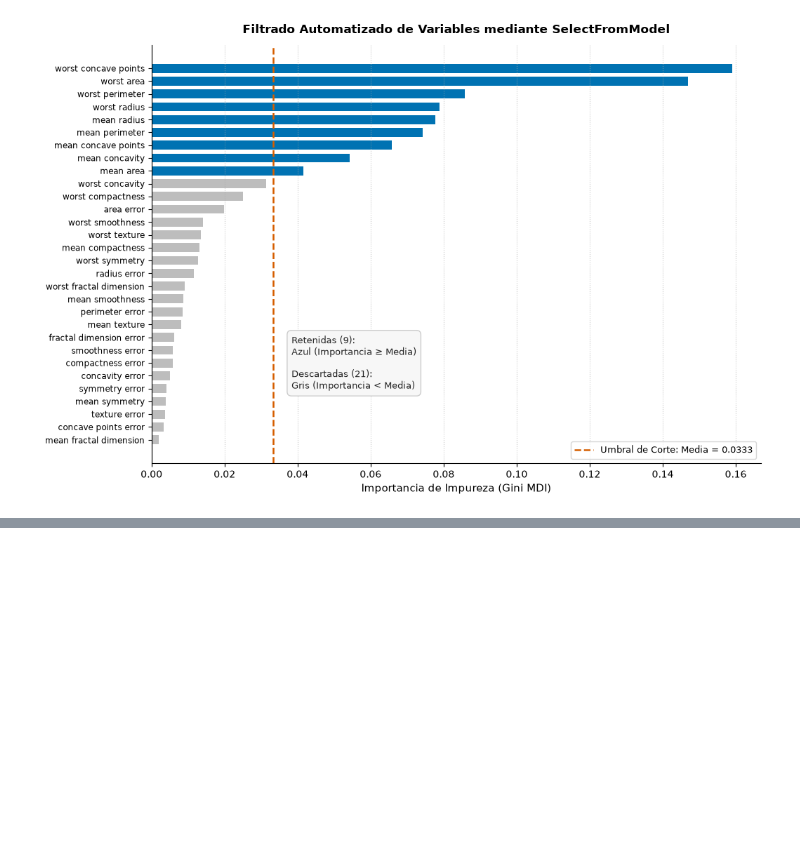
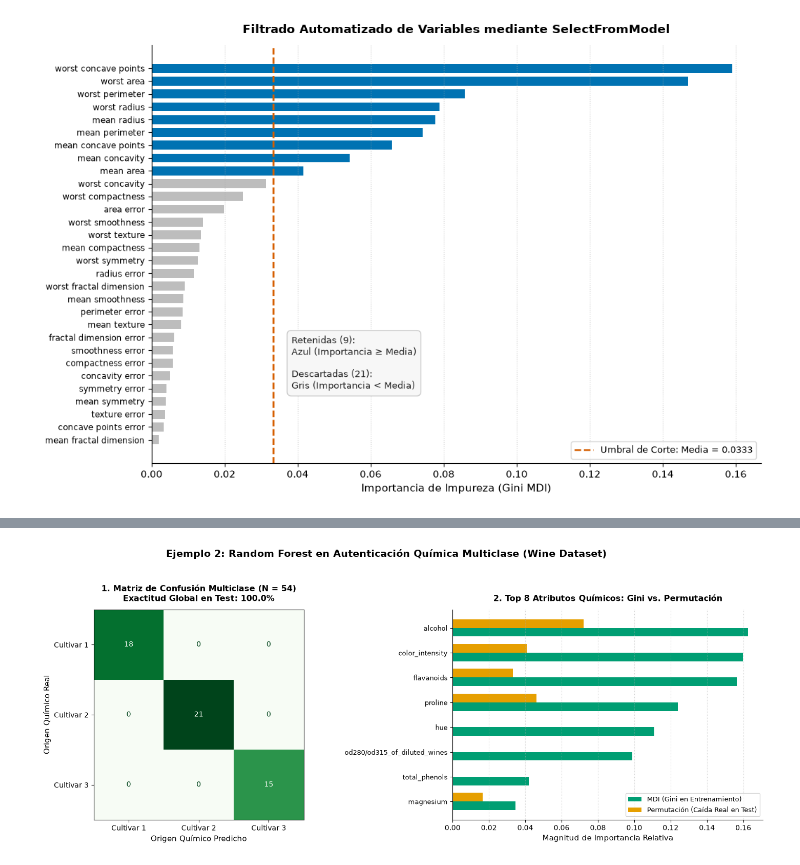
Before and after one commit to paranedagarcia/ciencia-de-datos, a Jupyter notebook: notebooks/aprendizaje_supervisado/random-forest.ipynb, the cells around one changed output, grey strips where cells are left out. Cells and saved outputs as stored; diff of their text form; code cells hidden in the pictures; blank space fills up the shorter version.

```diff
--- a/notebooks/aprendizaje_supervisado/random-forest.ipynb
+++ b/notebooks/aprendizaje_supervisado/random-forest.ipynb
@@ -689,0 +757,92 @@ Variables Principales Retenidas:
+# %%
+"""
+Clasificación Multiclase con Random Forest y Análisis de Atributos.
+Dataset Real: Wine Recognition Dataset (scikit-learn).
+"""
+
+import numpy as np
+import pandas as pd
+import matplotlib.pyplot as plt
+
+from sklearn.datasets import load_wine
+from sklearn.model_selection import train_test_split
+from sklearn.ensemble import RandomForestClassifier
+from sklearn.inspection import permutation_importance
+from sklearn.metrics import (
+    accuracy_score, confusion_matrix, ConfusionMatrixDisplay, classification_report
+)
+
+# 1. Ingesta de datos y partición estratificada
+datos_wn = load_wine()
+X_wn = pd.DataFrame(datos_wn.data, columns=datos_wn.feature_names)
+y_wn = datos_wn.target
+etiquetas_wn = ['Cultivar 1', 'Cultivar 2', 'Cultivar 3']
+
+# Partición 70% Entrenamiento y 30% Prueba independiente
+X_tr_wn, X_te_wn, y_tr_wn, y_te_wn = train_test_split(
+    X_wn, y_wn, test_size=0.30, random_state=42, stratify=y_wn
+)
+
+# 2. Ajuste del Ensamble Random Forest Multiclase
+rf_wn = RandomForestClassifier(
+    n_estimators=100,
+    max_features='sqrt',    # sqrt(13) ≈ 3 variables consideradas por nodo
+    random_state=42,
+    n_jobs=-1
+)
+rf_wn.fit(X_tr_wn, y_tr_wn)
+
+# 3. Inferencia y Evaluación Multiclase en Test
+y_pred_wn = rf_wn.predict(X_te_wn)
+acc_wn = accuracy_score(y_te_wn, y_pred_wn)
+
+print("=" * 65)
+print("REPORTE MULTICLASE EN CONJUNTO DE PRUEBA (WINE DATASET)")
+print("=" * 65)
+print(classification_report(y_te_wn, y_pred_wn, target_names=etiquetas_wn))
+
+# 4. Cálculo de Importancia de Atributos (MDI vs Permutación)
+mdi_wn = rf_wn.feature_importances_
+perm_wn = permutation_importance(
+    rf_wn, X_te_wn, y_te_wn, n_repeats=10, random_state=42, scoring='accuracy'
+)
+
+top_indices_wn = np.argsort(mdi_wn)[-8:]
+variables_top_wn = [X_wn.columns[i] for i in top_indices_wn]
+
+# 5. Generación Gráfica (Matriz de Confusión 3x3 y Atributos Químicos)
+fig2, (ax3, ax4) = plt.subplots(1, 2, figsize=(15, 6), facecolor='white')
+
+# Panel A: Matriz de Confusión Multiclase
+ax3.set_facecolor('white')
+ConfusionMatrixDisplay(
+    confusion_matrix(y_te_wn, y_pred_wn), display_labels=etiquetas_wn
+).plot(ax=ax3, cmap='Greens', colorbar=False)
+ax3.set_title(f"1. Matriz de Confusión Multiclase (N = 54)\nExactitud Global en Test: {acc_wn * 100:.1f}%",
+              fontsize=11.5, fontweight='bold', pad=12)
+ax3.set_xlabel("Origen Químico Predicho", fontsize=10.5)
+ax3.set_ylabel("Origen Químico Real", fontsize=10.5)
+
+# Panel B: Importancia de Atributos Químicos
+ax4.set_facecolor('white')
+y_pos_wn = np.arange(len(variables_top_wn))
+h = 0.35
+ax4.barh(y_pos_wn - h/2, [mdi_wn[i] for i in top_indices_wn], height=h,
+         color='#009e73', label='MDI (Gini en Entrenamiento)')
+ax4.barh(y_pos_wn + h/2, [perm_wn.importances_mean[i] for i in top_indices_wn], height=h,
+         color='#e69f00', label='Permutación (Caída Real en Test)')
+ax4.set_yticks(y_pos_wn)
+ax4.set_yticklabels(variables_top_wn, fontsize=9.5)
+ax4.set_xlabel("Magnitud de Importancia Relativa", fontsize=10.5)
+ax4.set_title("2. Top 8 Atributos Químicos: Gini vs. Permutación",
+              fontsize=11.5, fontweight='bold', pad=12)
+ax4.grid(True, axis='x', linestyle=':', alpha=0.6)
+ax4.legend(frameon=True, facecolor='white', loc='lower right', fontsize=9.5)
+ax4.spines['top'].set_visible(False)
+ax4.spines['right'].set_visible(False)
+
+fig2.suptitle("Ejemplo 2: Random Forest en Autenticación Química Multiclase (Wine Dataset)",
+              fontsize=13.5, fontweight='bold', y=0.98)
+plt.tight_layout(rect=[0, 0, 1, 0.95])
+plt.show()
+# %% [output]
@@ -689,0 +861 @@ Variables Principales Retenidas:
+[figure, added]
```
Also changed, not shown: parts of 9 cells of this notebook, 20 other files.
